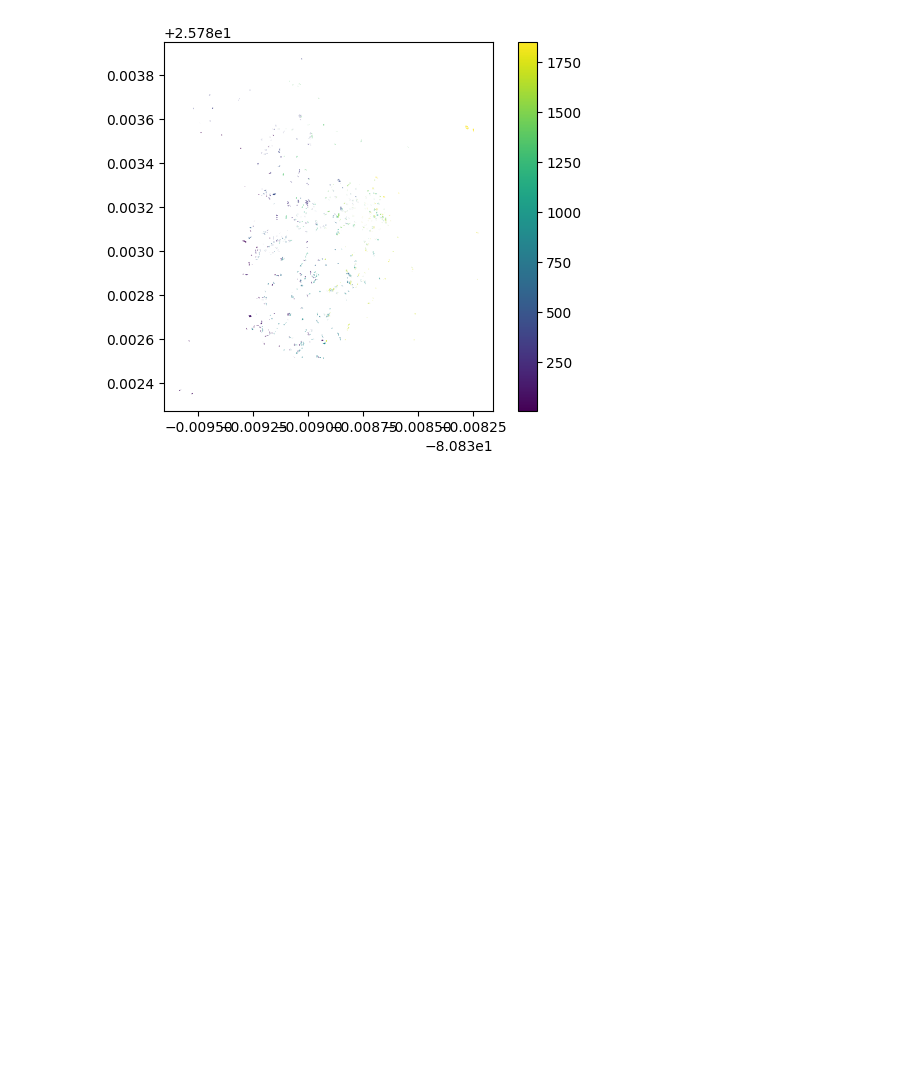
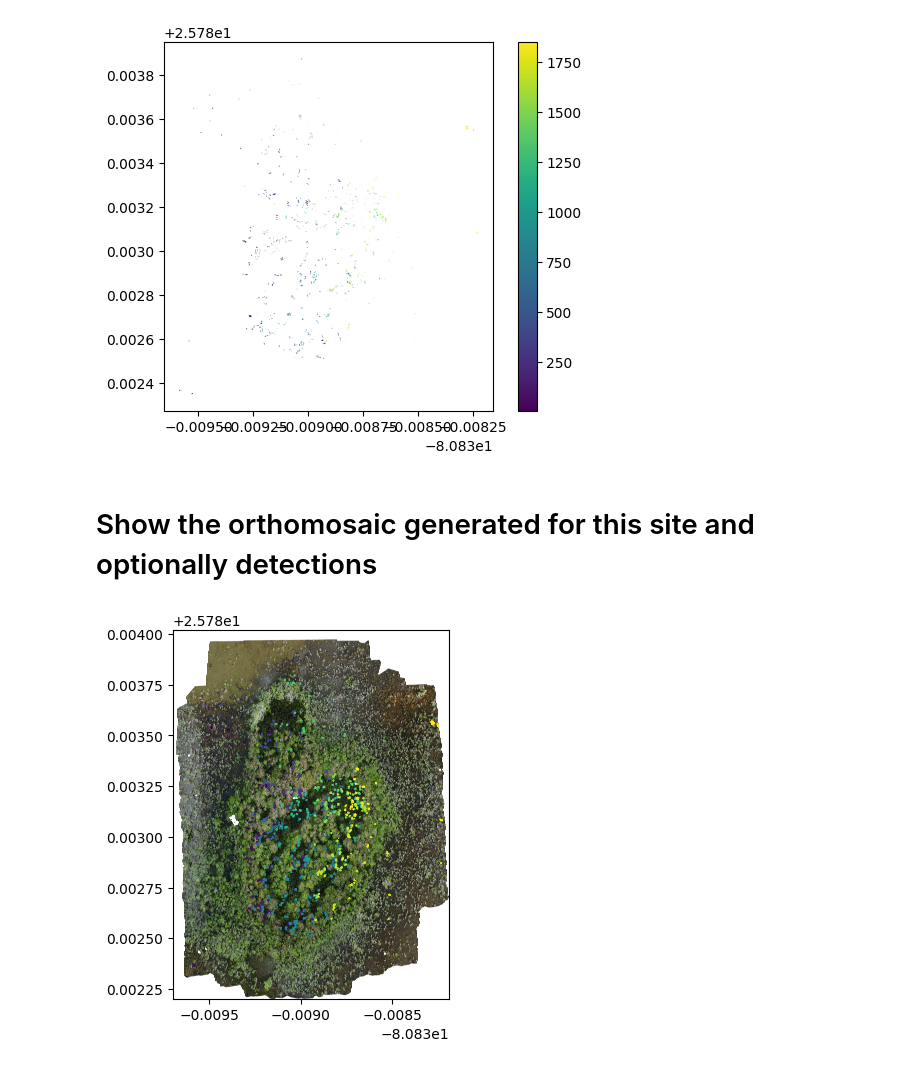
Before and after one commit to open-forest-observatory/geograypher, a Jupyter notebook: examples/project_detections.ipynb, the cells around one changed output. Cells and saved outputs as stored; diff of their text form; code cells hidden in the pictures; blank space fills up the shorter version.

Commit message:
Add visualization of detections over orthomosaic

```diff
--- a/examples/project_detections.ipynb
+++ b/examples/project_detections.ipynb
@@ -81,3 +84,25 @@ Creating dataframe of faces
 Creating dataframe of multipolygons
 Plotting
 [figure]
+# %% [markdown]
+# Show the orthomosaic generated for this site and optionally detections
+# %%
+# Read in the orthomosaic
+ortho = rio.open(ORTHO_FILENAME)
+
+# Create axes for consistency between the two data products
+_, ax = plt.subplots()
+# Note this can take a while for large rasters, I'm not sure there's a way to downsample using this function
+rio.plot.show(ortho, ax=ax)
+
+# If there are projections, visualize those too
+if PROJECTIONS_TO_GEOSPATIAL_SAVEFILENAME is not None and PROJECTIONS_TO_GEOSPATIAL_SAVEFILENAME.exists():
+    # Read the file
+    projected_detections = gpd.read_file(PROJECTIONS_TO_GEOSPATIAL_SAVEFILENAME)
+    # Convert to the same CRS as the ortho
+    projected_detections.to_crs(ortho.crs)
+    # Plot the detections colored by the detection ID
+    # This corresponding to their index in the ordered set of all detections
+    projected_detections.plot(CLASS_ID_KEY, facecolor="none", ax=ax)
+# %% [output]
+[figure, added]
```
Also changed, not shown: parts of 2 cells of this notebook.
